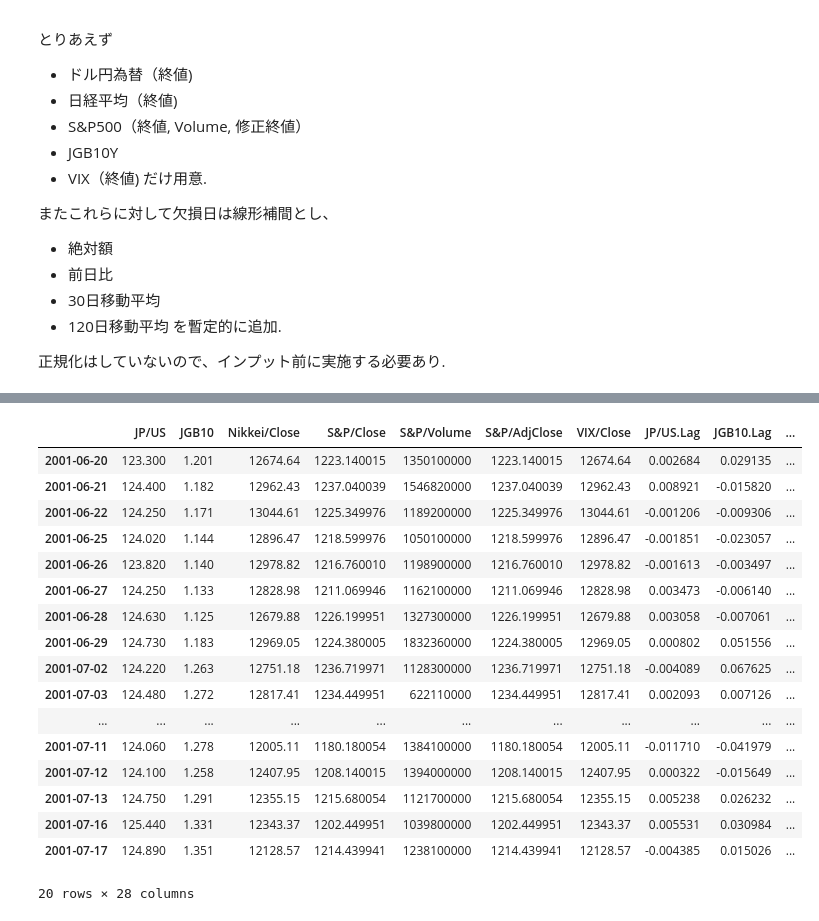
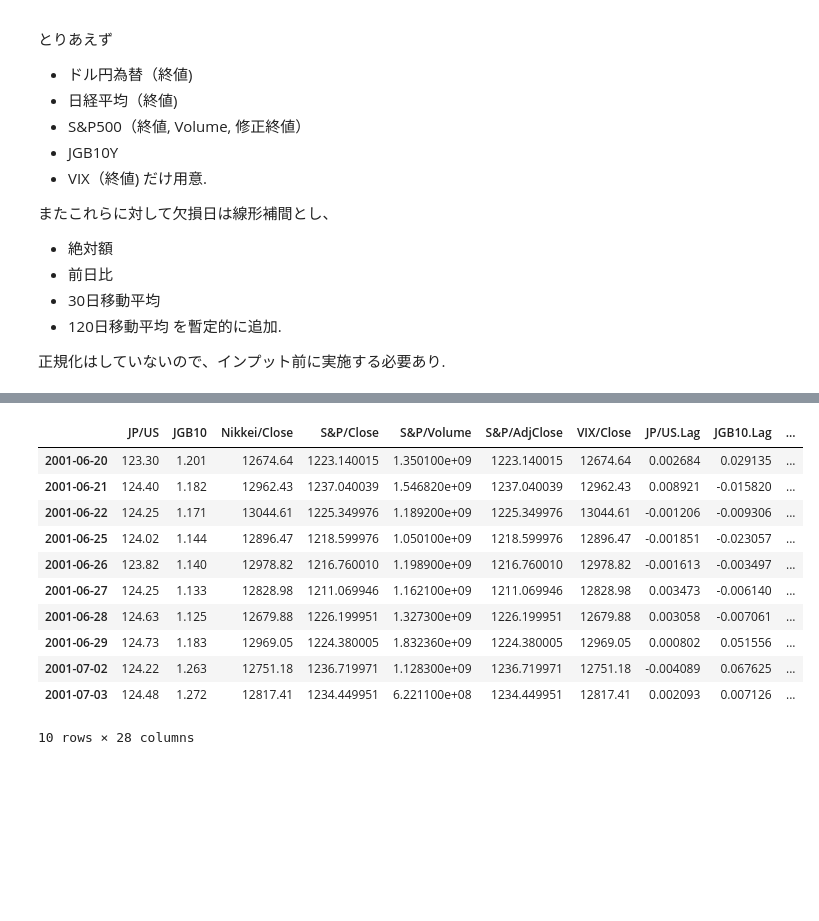
Before and after one commit to ftai/ftai, a Jupyter notebook: src/TestInputDataCreate.ipynb, the cells around one changed output, grey strips where cells are left out. Cells and saved outputs as stored; diff of their text form; code cells hidden in the pictures; blank space fills up the shorter version.

Commit message:
InputData作成のslideテスト

```diff
--- a/src/TestInputDataCreate.ipynb
+++ b/src/TestInputDataCreate.ipynb
@@ -114,27 +165,21 @@ DataMoveAve120 = pd.rolling_mean(Data,120) # 120day移動平均
 DataMoveAve120.columns = [
     "JP/US.MA120", "JGB10.MA120", "Nikkei/Close.MA120", "S&P/Close.MA120" , "S&P/Volume.MA120", "S&P/AdjClose.MA120", "VIX/Close.MA120"]
 # %%
+# 前期比と移動平均をマージ
 InputList = [Data, DataLag, DataMoveAve30, DataMoveAve120 ]
 InputData = pd.concat(InputList, axis=1)
 InputData = InputData.dropna(axis=0) # nanの行を落とす
+InputData.head(10)
+# %% [output]
+|  | JP/US | JGB10 | Nikkei/Close | S&P/Close | S&P/Volume | S&P/AdjClose | VIX/Close | JP/US.Lag | JGB10.Lag | ... |
+| 2001-06-20 | 123.30 | 1.201 | 12674.64 | 1223.140015 | 1.350100e+09 | 1223.140015 | 12674.64 | 0.002684 | 0.029135 | ... |
+| 2001-06-21 | 124.40 | 1.182 | 12962.43 | 1237.040039 | 1.546820e+09 | 1237.040039 | 12962.43 | 0.008921 | -0.015820 | ... |
+| 2001-06-22 | 124.25 | 1.171 | 13044.61 | 1225.349976 | 1.189200e+09 | 1225.349976 | 13044.61 | -0.001206 | -0.009306 | ... |
+| 2001-06-25 | 124.02 | 1.144 | 12896.47 | 1218.599976 | 1.050100e+09 | 1218.599976 | 12896.47 | -0.001851 | -0.023057 | ... |
+| 2001-06-26 | 123.82 | 1.140 | 12978.82 | 1216.760010 | 1.198900e+09 | 1216.760010 | 12978.82 | -0.001613 | -0.003497 | ... |
+| 2001-06-27 | 124.25 | 1.133 | 12828.98 | 1211.069946 | 1.162100e+09 | 1211.069946 | 12828.98 | 0.003473 | -0.006140 | ... |
+| 2001-06-28 | 124.63 | 1.125 | 12679.88 | 1226.199951 | 1.327300e+09 | 1226.199951 | 12679.88 | 0.003058 | -0.007061 | ... |
+| 2001-06-29 | 124.73 | 1.183 | 12969.05 | 1224.380005 | 1.832360e+09 | 1224.380005 | 12969.05 | 0.000802 | 0.051556 | ... |
+| 2001-07-02 | 124.22 | 1.263 | 12751.18 | 1236.719971 | 1.128300e+09 | 1236.719971 | 12751.18 | -0.004089 | 0.067625 | ... |
+| 2001-07-03 | 124.48 | 1.272 | 12817.41 | 1234.449951 | 6.221100e+08 | 1234.449951 | 12817.41 | 0.002093 | 0.007126 | ... |
+10 rows × 28 columns
-# %%
-InputData.head(20)
-# %% [output]
-|  | JP/US | JGB10 | Nikkei/Close | S&P/Close | S&P/Volume | S&P/AdjClose | VIX/Close | JP/US.Lag | JGB10.Lag | ... |
-| 2001-06-20 | 123.300 | 1.201 | 12674.64 | 1223.140015 | 1350100000 | 1223.140015 | 12674.64 | 0.002684 | 0.029135 | ... |
-| 2001-06-21 | 124.400 | 1.182 | 12962.43 | 1237.040039 | 1546820000 | 1237.040039 | 12962.43 | 0.008921 | -0.015820 | ... |
-| 2001-06-22 | 124.250 | 1.171 | 13044.61 | 1225.349976 | 1189200000 | 1225.349976 | 13044.61 | -0.001206 | -0.009306 | ... |
-| 2001-06-25 | 124.020 | 1.144 | 12896.47 | 1218.599976 | 1050100000 | 1218.599976 | 12896.47 | -0.001851 | -0.023057 | ... |
-| 2001-06-26 | 123.820 | 1.140 | 12978.82 | 1216.760010 | 1198900000 | 1216.760010 | 12978.82 | -0.001613 | -0.003497 | ... |
-| 2001-06-27 | 124.250 | 1.133 | 12828.98 | 1211.069946 | 1162100000 | 1211.069946 | 12828.98 | 0.003473 | -0.006140 | ... |
-| 2001-06-28 | 124.630 | 1.125 | 12679.88 | 1226.199951 | 1327300000 | 1226.199951 | 12679.88 | 0.003058 | -0.007061 | ... |
-| 2001-06-29 | 124.730 | 1.183 | 12969.05 | 1224.380005 | 1832360000 | 1224.380005 | 12969.05 | 0.000802 | 0.051556 | ... |
-| 2001-07-02 | 124.220 | 1.263 | 12751.18 | 1236.719971 | 1128300000 | 1236.719971 | 12751.18 | -0.004089 | 0.067625 | ... |
-| 2001-07-03 | 124.480 | 1.272 | 12817.41 | 1234.449951 | 622110000 | 1234.449951 | 12817.41 | 0.002093 | 0.007126 | ... |
-| ... | ... | ... | ... | ... | ... | ... | ... | ... | ... | ... |
-| 2001-07-11 | 124.060 | 1.278 | 12005.11 | 1180.180054 | 1384100000 | 1180.180054 | 12005.11 | -0.011710 | -0.041979 | ... |
-| 2001-07-12 | 124.100 | 1.258 | 12407.95 | 1208.140015 | 1394000000 | 1208.140015 | 12407.95 | 0.000322 | -0.015649 | ... |
-| 2001-07-13 | 124.750 | 1.291 | 12355.15 | 1215.680054 | 1121700000 | 1215.680054 | 12355.15 | 0.005238 | 0.026232 | ... |
-| 2001-07-16 | 125.440 | 1.331 | 12343.37 | 1202.449951 | 1039800000 | 1202.449951 | 12343.37 | 0.005531 | 0.030984 | ... |
-| 2001-07-17 | 124.890 | 1.351 | 12128.57 | 1214.439941 | 1238100000 | 1214.439941 | 12128.57 | -0.004385 | 0.015026 | ... |
-20 rows × 28 columns
```
Also changed, not shown: parts of 23 cells of this notebook.
